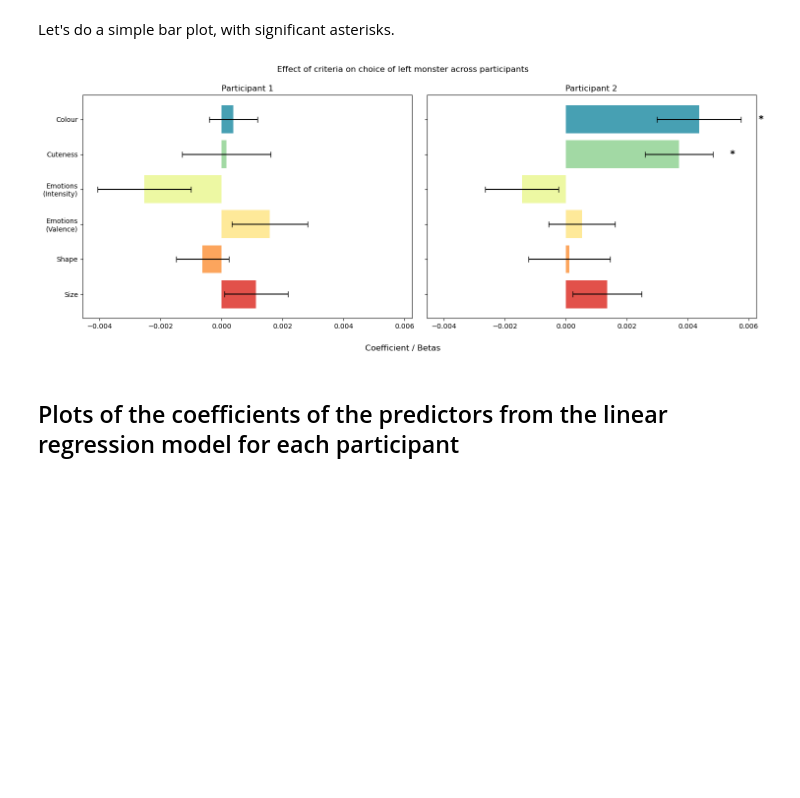
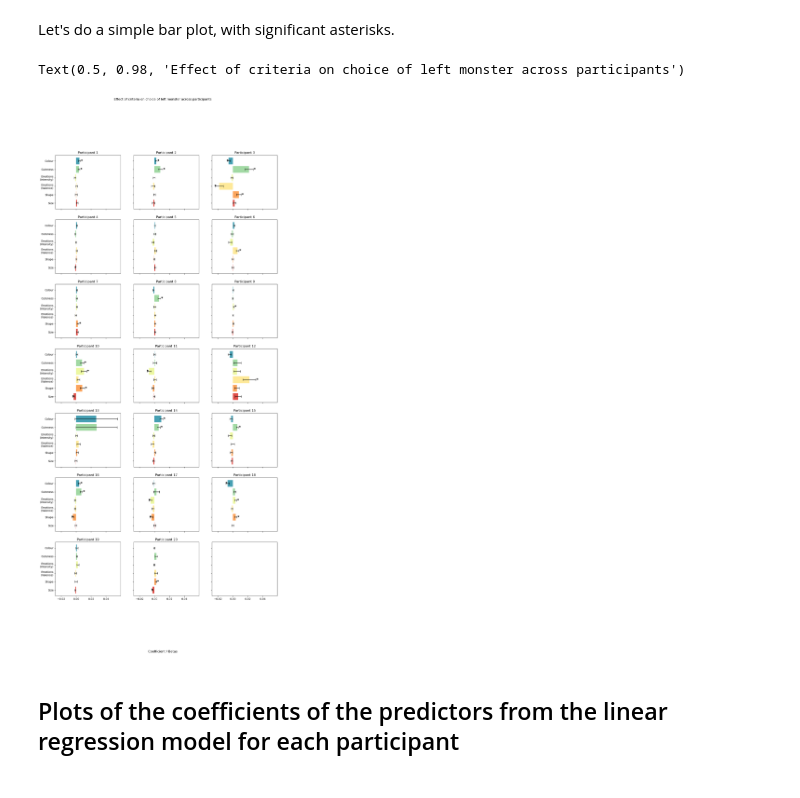
Before and after one commit to Christumas/Cognitive_Maps_Monsters_DataAnalysisCode, a Jupyter notebook: Plots.ipynb, the cells around one changed output. Cells and saved outputs as stored; diff of their text form; code cells hidden in the pictures; blank space fills up the shorter version.

```diff
--- a/Plots.ipynb
+++ b/Plots.ipynb
@@ -27,16 +27,17 @@ def calc_subplots(n_datasets,ncolumns):
 figsize = (15,6)
 color_palette = sns.color_palette(palette='Spectral') #grab a colour palette for the bars
 # %%
+folder_name = 'LogisticModel_Results'
 results_folder = os.listdir('LogisticModel_Results')
 ppID = 0 #counter for the participants (important later for labelling subplots)
 
-rows, cols = calc_subplots(len(results_folder), 2)
-figsize = (15,6)
-fig, axes = plt.subplots(rows,cols, figsize = (15,6), sharex=True, sharey=True)
+rows, cols = calc_subplots(len(results_folder), 3)
+figsize = (15,30)
+fig, axes = plt.subplots(rows,cols, figsize = figsize, sharex=True, sharey=True)
 color_palette = sns.color_palette(palette='Spectral') #grab a colour palette for the bars
 
 for index, participant_data in enumerate(results_folder):
-    data = pd.read_csv(f'LogisticModel_Results/{participant_data}') #get the dataframe
+    data = pd.read_csv(f'{folder_name}/{participant_data}') #get the dataframe
 
     data = data.sort_values(by='Predictors', ascending=False) #setting the order to descending so they appear from top to bottom on the y axis (colors to size)
 
@@ -46,35 +47,35 @@ for index, participant_data in enumerate(results_folder):
     coefficients = data['Coef.']
     error = data['Std.Err.'] * 0.95 #for 95% CI
 
     ax.barh(predictors,coefficients,xerr=error, align='center', capsize=4, color=color_palette)
     ax.set_title(f'Participant {index + 1}')
 
 
     #adding asterisks for significant predictors
     sig_predictors = data.loc[data['pvalues'] <= 0.05, 'Predictors'].astype(str)
 
     for i, row in data.iterrows(): #for each row in the data
         predictor = row['Predictors'] #get the predictor value for that row
         coeff = row['Coef.'] #get the corresponding coefficient value
         stderr = row['Std.Err.']
 
         if predictor in sig_predictors.values: #and if the predictor is in the list of significant predictors
             xpos = coeff + (stderr + 0.0005)*np.sign(coeff) #x position of the asterisk, offsetting it by
             #note the 0.0006 was a random number i got by playing around to ensure the asterisk lands a little over
             #the upper bound of the error bar
             ypos = predictor
             ax.text(xpos, ypos, '*', ha='left', va='center', fontsize=14, fontweight='bold')
 
 
     ytick_labels = ['Colour', 'Cuteness', 'Emotions\n(Valence)','Emotions\n(Intensity)','Shape','Size'] #reset original labels from the table
     ytick_labels = sorted(ytick_labels, reverse=True) #rearranging the above labels in descending order so they are placed correctly from top to bottom, according to how the predictors were sorted (descending order) before plotting
     ax.set_yticklabels(ytick_labels)
 
 fig.supxlabel('Coefficient / Betas')
 fig.suptitle('Effect of criteria on choice of left monster across participants')
-plt.tight_layout(pad=1.3)
 # %% [output]
+Text(0.5, 0.98, 'Effect of criteria on choice of left monster across participants')
-[figure, old version]
+[figure, new version]
 # %% [markdown]
 <h2>Plots of the coefficients of the predictors from the linear regression model for each participant <h2>
 # %%
```
Also changed, not shown: 2 other files.
